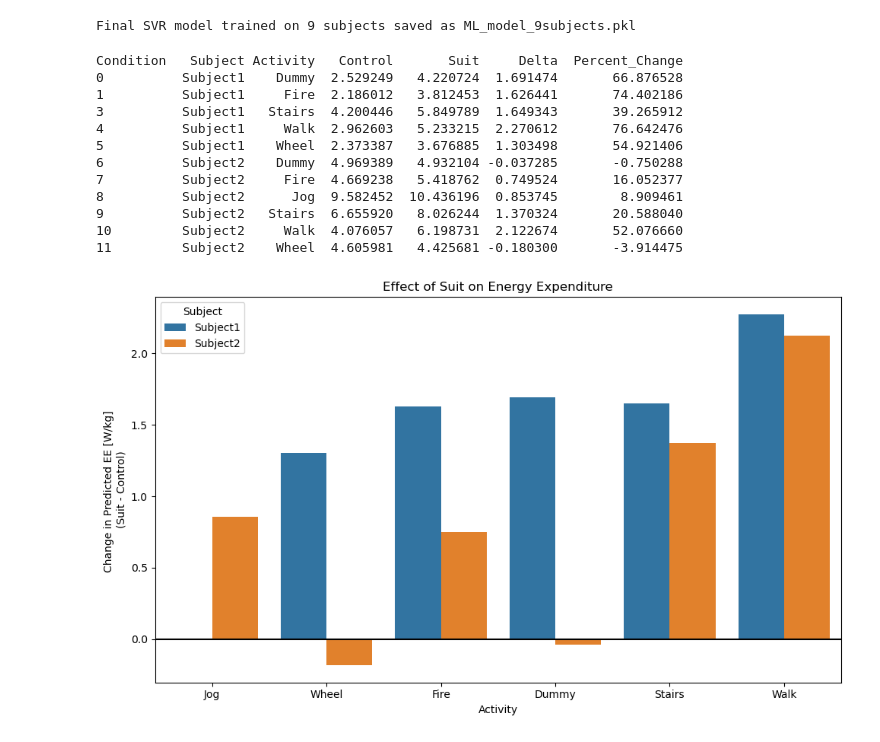
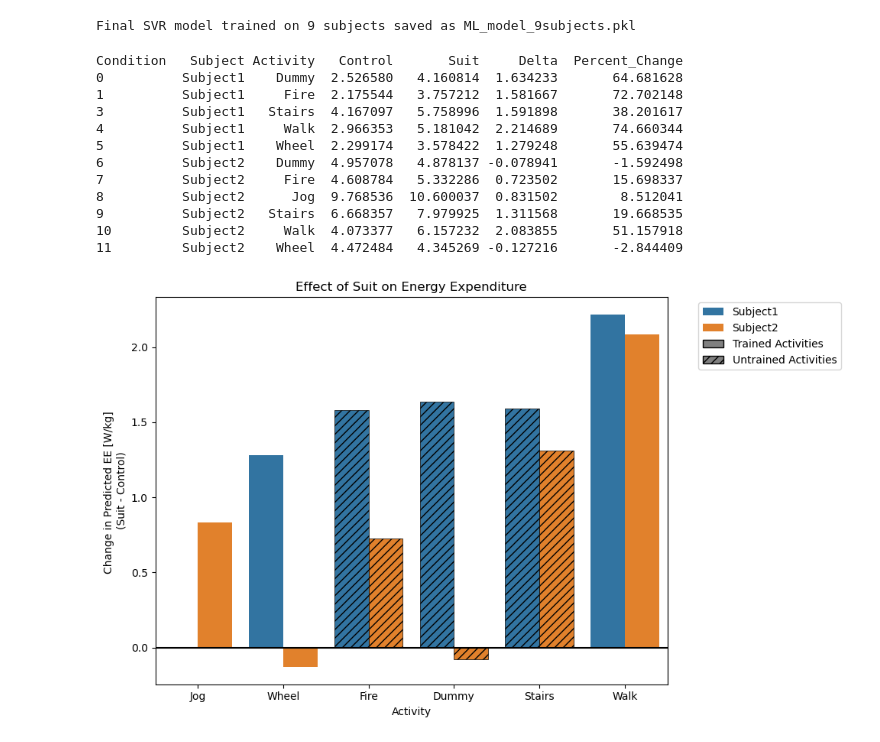
Before and after one commit to katiembutler/MetabolicCost, a Jupyter notebook: dataAnalysis.ipynb, the cells around one changed output. Cells and saved outputs as stored; diff of their text form; code cells hidden in the pictures.

```diff
--- a/dataAnalysis.ipynb
+++ b/dataAnalysis.ipynb
@@ -485,7 +485,6 @@ from sklearn.preprocessing import LabelEncoder, StandardScaler
 import pandas as pd
 import seaborn as sns
 import matplotlib.pyplot as plt
-
 
 LR_df = merged_df_train.copy()
 LR_df = LR_df.dropna(how="all")
@@ -501,6 +500,7 @@ x = LR_df.drop(columns=["EE", "Subject"])
 y = LR_df["EE"]
 uniqueSubjects = np.unique(subjects)
 
+
 tune_subject = uniqueSubjects[0]
 print(f"Tuning subject: {le.inverse_transform([tune_subject])[0]}")
 
@@ -508,7 +508,6 @@ tune_mask = subjects == tune_subject
 X_tune = x[tune_mask]
 y_tune = y[tune_mask]
 groups_tune = subjects[tune_mask]
-
 
 pipe = make_pipeline(
     StandardScaler(),
@@ -518,7 +517,7 @@ pipe = make_pipeline(
 param_distributions = {
     "svr__kernel": ["linear", "rbf"],
     "svr__C": np.logspace(-3, 3, 20),
-    "svr__gamma": ["scale", "auto"]  # only relevant for RBF
+    "svr__gamma": ["scale", "auto"]
 }
 
 search = RandomizedSearchCV(
@@ -566,6 +565,7 @@ else:
 gkf = GroupKFold(n_splits=len(np.unique(subjects_final)))
 
 mseTrain, RMSETrain, mseTest, RMSETest, r2train, r2test, normRMSETrain, normRMSETest = [], [], [], [], [], [], [], []
+biasTest = []
 fold_feature_importance = []
 fold_subjects = []
 
@@ -580,6 +580,10 @@ for fold_idx, (train_idx, test_idx) in enumerate(gkf.split(X_final, y_final, gro
     y_trainPred = model.predict(x_train)
     y_testPred = model.predict(x_test)
 
+
+    fold_errors_test = y_testPred - y_test
+    fold_bias_test = np.mean(fold_errors_test)
+
     max_train, min_train = y_train.max(), y_train.min()
     max_test, min_test = y_test.max(), y_test.min()
 
@@ -592,6 +596,7 @@ for fold_idx, (train_idx, test_idx) in enumerate(gkf.split(X_final, y_final, gro
     foldNormRMSETrain = fold_RMSE_train / (max_train - min_train)
     foldNormRMSETest = fold_RMSE_test / (max_test - min_test)
 
+
     mseTrain.append(fold_mse_train)
     RMSETrain.append(fold_RMSE_train)
     mseTest.append(fold_mse_test)
@@ -600,18 +605,23 @@ for fold_idx, (train_idx, test_idx) in enumerate(gkf.split(X_final, y_final, gro
     r2test.append(fold_r2_test)
     normRMSETrain.append(foldNormRMSETrain)
     normRMSETest.append(foldNormRMSETest)
+    biasTest.append(fold_bias_test)
+
 
     perm_importance = permutation_importance(model, x_test, y_test, random_state=42)
     fold_feature_importance.append(perm_importance.importances_mean)
 
-    # Print per-fold results
+
     print(f"Test Subject: {test_subject}")
+    print(f"     Average Error (Bias): {fold_bias_test:.4f}")
     print(f"     Train RMSE: {fold_RMSE_train:.4f} , Test RMSE: {fold_RMSE_test:.4f}")
     print(f"     Train Normalized RMSE: {foldNormRMSETrain:.4f}, Test Normalized RMSE: {foldNormRMSETest:.4f}")
     print(f"     Train R²:  {fold_r2_train:.4f} , Test R²:  {fold_r2_test:.4f}\n")
 
 
-print("\n")
+print("\n--- OVERALL PERFORMANCE SUMMARY ---")
+print(f"Average Test Bias (Mean Error): {np.mean(biasTest):.4f}")
+print(f"Average Test Error Std Dev:     {np.std(biasTest):.4f}")
 print(f"Average RMSE Train: {np.mean(RMSETrain):.4f} , Average RMSE Test: {np.mean(RMSETest):.4f}")
 print(f"Average Train Normalized RMSE: {np.mean(normRMSETrain):.4f} , Test Normalized RMSE: {np.mean(normRMSETest):.4f}")
 print(f"Average R² Train: {np.mean(r2train):.4f} , Average R² Test: {np.mean(r2test):.4f}")
@@ -751,6 +761,7 @@ import joblib
 import pandas as pd
 import seaborn as sns
 import matplotlib.pyplot as plt
+from matplotlib.patches import Patch
 
 model = joblib.load("ML_model_9subjects.pkl")
 
@@ -775,46 +786,75 @@ summary = (
 )
 
 comparison = summary.pivot_table(
     index=["Subject","Activity"],
     columns="Condition",
     values="Mean_EE"
 ).reset_index()
 
 
 comparison["Delta"] = comparison["Suit"] - comparison["Control"]
 comparison["Percent_Change"] = 100 * comparison["Delta"] / comparison["Control"]
 
 # dropping subject 1 jog
 comparison = comparison[~(
     (comparison["Subject"] == "Subject1") &
     (comparison["Activity"] == "Jog")
 )]
 
 print(comparison)
 
 activity_order = ["Jog", "Wheel", "Fire", "Dummy", "Stairs", "Walk"]
+untrained_activities = ["Wheel", "Fire", "Dummy"]
 
+# Create the plot
 plt.figure(figsize=(10,6))
-sns.barplot(data=comparison, x="Activity", y="Delta", hue="Subject", order=activity_order)
+ax = sns.barplot(data=comparison, x="Activity", y="Delta", hue="Subject", order=activity_order)
+
+# Add hatching to untrained activities
+for i, bar in enumerate(ax.patches):
+    # Determine which activity this bar belongs to
+    activity_idx = i % len(activity_order)
+    activity = activity_order[activity_idx]
+
+    # Add hatching if it's an untrained activity
+    if activity in untrained_activities:
+        bar.set_hatch('///')  # You can use '///', '\\\\\\', 'xxx', '|||', etc.
+        bar.set_edgecolor('black')
+        bar.set_linewidth(0.5)
+
 plt.axhline(0, color="black")
 plt.ylabel("Change in Predicted EE [W/kg] \n(Suit - Control)")
 plt.title("Effect of Suit on Energy Expenditure")
+
+# Create custom legend
+handles, labels = ax.get_legend_handles_labels()
+
+# Add patches for trained/untrained distinction
+trained_patch = Patch(facecolor='gray', edgecolor='black', label='Trained Activities')
+untrained_patch = Patch(facecolor='gray', edgecolor='black', hatch='///', label='Untrained Activities')
+
+# Combine subject legend with activity type legend
+handles.extend([trained_patch, untrained_patch])
+labels.extend(['Trained Activities', 'Untrained Activities'])
+
+plt.legend(handles=handles, labels=labels, bbox_to_anchor=(1.05, 1), loc='upper left')
+
 plt.tight_layout()
 plt.show()
 # %% [output]
 Condition   Subject Activity   Control       Suit     Delta  Percent_Change
-0          Subject1    Dummy  2.529249   4.220724  1.691474       66.876528
-1          Subject1     Fire  2.186012   3.812453  1.626441       74.402186
-3          Subject1   Stairs  4.200446   5.849789  1.649343       39.265912
-4          Subject1     Walk  2.962603   5.233215  2.270612       76.642476
-5          Subject1    Wheel  2.373387   3.676885  1.303498       54.921406
-6          Subject2    Dummy  4.969389   4.932104 -0.037285       -0.750288
-7          Subject2     Fire  4.669238   5.418762  0.749524       16.052377
-8          Subject2      Jog  9.582452  10.436196  0.853745        8.909461
-9          Subject2   Stairs  6.655920   8.026244  1.370324       20.588040
-10         Subject2     Walk  4.076057   6.198731  2.122674       52.076660
-11         Subject2    Wheel  4.605981   4.425681 -0.180300       -3.914475
+0          Subject1    Dummy  2.526580   4.160814  1.634233       64.681628
+1          Subject1     Fire  2.175544   3.757212  1.581667       72.702148
+3          Subject1   Stairs  4.167097   5.758996  1.591898       38.201617
+4          Subject1     Walk  2.966353   5.181042  2.214689       74.660344
+5          Subject1    Wheel  2.299174   3.578422  1.279248       55.639474
+6          Subject2    Dummy  4.957078   4.878137 -0.078941       -1.592498
+7          Subject2     Fire  4.608784   5.332286  0.723502       15.698337
+8          Subject2      Jog  9.768536  10.600037  0.831502        8.512041
+9          Subject2   Stairs  6.668357   7.979925  1.311568       19.668535
+10         Subject2     Walk  4.073377   6.157232  2.083855       51.157918
+11         Subject2    Wheel  4.472484   4.345269 -0.127216       -2.844409
-[figure, old version]
+[figure, new version]
 # %%
 import joblib
 import pandas as pd
```
Also changed, not shown: parts of 7 cells of this notebook, 2 other files.
